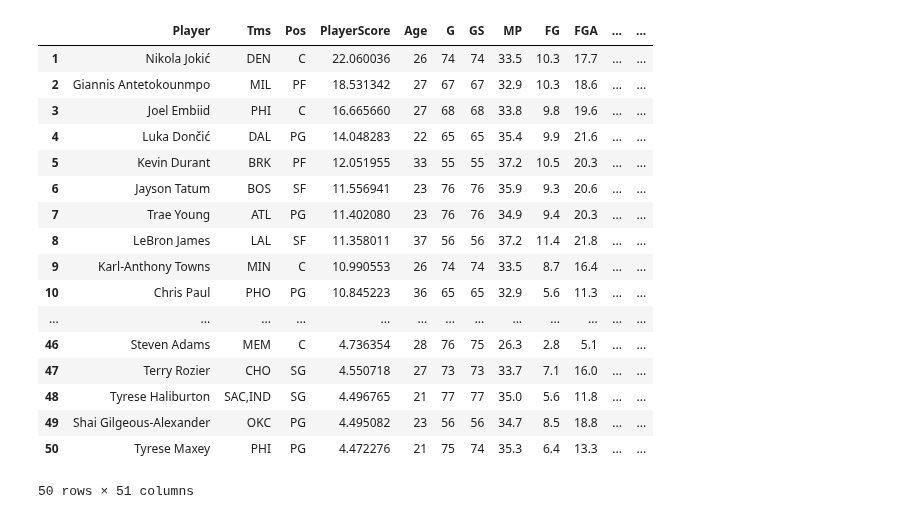
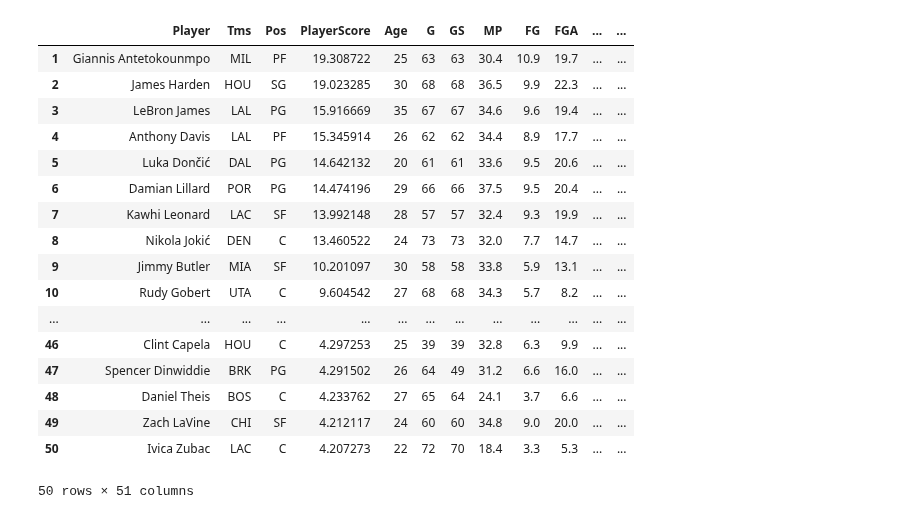
Before and after one commit to AustinMayerhofer/NBA-metrics, a Jupyter notebook: src/rankings.ipynb, the cells around one changed output. Cells and saved outputs as stored; diff of their text form; code cells hidden in the pictures.

Commit message:
number of games constant update

```diff
--- a/src/rankings.ipynb
+++ b/src/rankings.ipynb
@@ -3,9 +1,11 @@ SEASON = '2021-22'
+# %%
+SEASON = '2019-20'
 # %%
 import pandas as pd
 import myconstants as c
 from scipy.stats import zscore
 
-NUM_GAMES = c.NUM_GAMES_2020_21
+NUM_GAMES = c.NUM_GAMES[SEASON]
 MIN_GAMES = NUM_GAMES * 0.60
 
 p_df = pd.read_csv(f'../data/years/{SEASON}/clean/{SEASON}_Player_PerGame.csv')
@@ -18,47 +18,47 @@ p_df = p_df.merge(p_advanced_df, on='PlayerID')
 
 # populate team df with team codes
 t_df['TeamCode'] = t_df['Team'].apply(lambda x: c.TEAM_CODE[x])
 
 # average team wins per player
 def average_wins(tms):
     tms_list = tms.split(',')
     tms_wins = []
     for t in tms_list:
         tms_wins.append(t_df.loc[t_df['TeamCode'] == t]['OverallW'].values[0])
     return sum(tms_wins) / len(tms_wins)
 p_df['TmsWins'] = p_df['Tms'].apply(average_wins)
 
 # players who haven't played enough games don't qualify
 p_df = p_df.loc[p_df['G'] >= MIN_GAMES]
 
 # ranking algorithm
 p_df['PlayerScore'] = 1.5*zscore(p_df['PTS'] + p_df['TRB'] + p_df['AST'] + p_df['STL'] + p_df['BLK']) + zscore(p_df['WS']) + zscore(p_df['VORP']) + zscore(p_df['BPM']) + zscore(p_df['TmsWins'])
 p_df = p_df.sort_values('PlayerScore', ascending=False)
 
 # Move [PlayerScore] to the right of [Pos], drop PlayerID, index rows starting from 1, stylistic choice
 col = p_df.pop('PlayerScore')
 p_df.insert(p_df.columns.get_loc('Pos') + 1, col.name, col)
 p_df = p_df.drop('PlayerID', axis=1)
 p_df = p_df.reset_index(drop=True)
 p_df.index = p_df.index + 1
 
 p_df.head(50)
 # %% [output]
 |  | Player | Tms | Pos | PlayerScore | Age | G | GS | MP | FG | FGA | ... | ... |
-| 1 | Nikola Jokić | DEN | C | 22.060036 | 26 | 74 | 74 | 33.5 | 10.3 | 17.7 | ... | ... |
-| 2 | Giannis Antetokounmpo | MIL | PF | 18.531342 | 27 | 67 | 67 | 32.9 | 10.3 | 18.6 | ... | ... |
-| 3 | Joel Embiid | PHI | C | 16.665660 | 27 | 68 | 68 | 33.8 | 9.8 | 19.6 | ... | ... |
-| 4 | Luka Dončić | DAL | PG | 14.048283 | 22 | 65 | 65 | 35.4 | 9.9 | 21.6 | ... | ... |
-| 5 | Kevin Durant | BRK | PF | 12.051955 | 33 | 55 | 55 | 37.2 | 10.5 | 20.3 | ... | ... |
-| 6 | Jayson Tatum | BOS | SF | 11.556941 | 23 | 76 | 76 | 35.9 | 9.3 | 20.6 | ... | ... |
-| 7 | Trae Young | ATL | PG | 11.402080 | 23 | 76 | 76 | 34.9 | 9.4 | 20.3 | ... | ... |
-| 8 | LeBron James | LAL | SF | 11.358011 | 37 | 56 | 56 | 37.2 | 11.4 | 21.8 | ... | ... |
-| 9 | Karl-Anthony Towns | MIN | C | 10.990553 | 26 | 74 | 74 | 33.5 | 8.7 | 16.4 | ... | ... |
-| 10 | Chris Paul | PHO | PG | 10.845223 | 36 | 65 | 65 | 32.9 | 5.6 | 11.3 | ... | ... |
+| 1 | Giannis Antetokounmpo | MIL | PF | 19.308722 | 25 | 63 | 63 | 30.4 | 10.9 | 19.7 | ... | ... |
+| 2 | James Harden | HOU | SG | 19.023285 | 30 | 68 | 68 | 36.5 | 9.9 | 22.3 | ... | ... |
+| 3 | LeBron James | LAL | PG | 15.916669 | 35 | 67 | 67 | 34.6 | 9.6 | 19.4 | ... | ... |
+| 4 | Anthony Davis | LAL | PF | 15.345914 | 26 | 62 | 62 | 34.4 | 8.9 | 17.7 | ... | ... |
+| 5 | Luka Dončić | DAL | PG | 14.642132 | 20 | 61 | 61 | 33.6 | 9.5 | 20.6 | ... | ... |
+| 6 | Damian Lillard | POR | PG | 14.474196 | 29 | 66 | 66 | 37.5 | 9.5 | 20.4 | ... | ... |
+| 7 | Kawhi Leonard | LAC | SF | 13.992148 | 28 | 57 | 57 | 32.4 | 9.3 | 19.9 | ... | ... |
+| 8 | Nikola Jokić | DEN | C | 13.460522 | 24 | 73 | 73 | 32.0 | 7.7 | 14.7 | ... | ... |
+| 9 | Jimmy Butler | MIA | SF | 10.201097 | 30 | 58 | 58 | 33.8 | 5.9 | 13.1 | ... | ... |
+| 10 | Rudy Gobert | UTA | C | 9.604542 | 27 | 68 | 68 | 34.3 | 5.7 | 8.2 | ... | ... |
 | ... | ... | ... | ... | ... | ... | ... | ... | ... | ... | ... | ... | ... |
-| 46 | Steven Adams | MEM | C | 4.736354 | 28 | 76 | 75 | 26.3 | 2.8 | 5.1 | ... | ... |
-| 47 | Terry Rozier | CHO | SG | 4.550718 | 27 | 73 | 73 | 33.7 | 7.1 | 16.0 | ... | ... |
-| 48 | Tyrese Haliburton | SAC,IND | SG | 4.496765 | 21 | 77 | 77 | 35.0 | 5.6 | 11.8 | ... | ... |
-| 49 | Shai Gilgeous-Alexander | OKC | PG | 4.495082 | 23 | 56 | 56 | 34.7 | 8.5 | 18.8 | ... | ... |
-| 50 | Tyrese Maxey | PHI | PG | 4.472276 | 21 | 75 | 74 | 35.3 | 6.4 | 13.3 | ... | ... |
+| 46 | Clint Capela | HOU | C | 4.297253 | 25 | 39 | 39 | 32.8 | 6.3 | 9.9 | ... | ... |
+| 47 | Spencer Dinwiddie | BRK | PG | 4.291502 | 26 | 64 | 49 | 31.2 | 6.6 | 16.0 | ... | ... |
+| 48 | Daniel Theis | BOS | C | 4.233762 | 27 | 65 | 64 | 24.1 | 3.7 | 6.6 | ... | ... |
+| 49 | Zach LaVine | CHI | SF | 4.212117 | 24 | 60 | 60 | 34.8 | 9.0 | 20.0 | ... | ... |
+| 50 | Ivica Zubac | LAC | C | 4.207273 | 22 | 72 | 70 | 18.4 | 3.3 | 5.3 | ... | ... |
 50 rows × 51 columns
```
Also changed, not shown: parts of 1 cell of this notebook, 2 other files.
